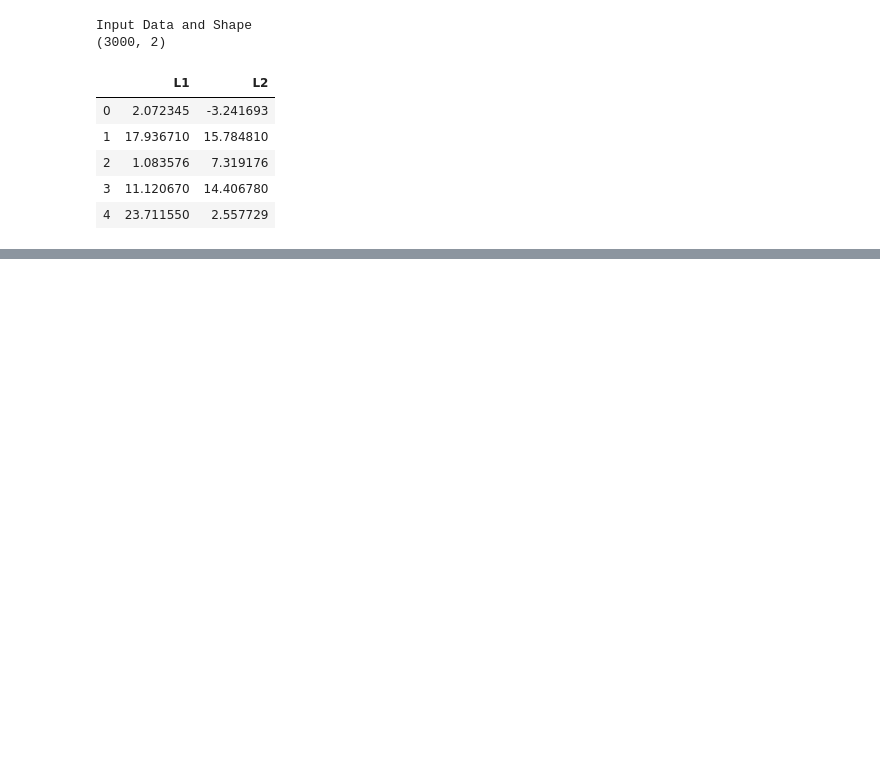
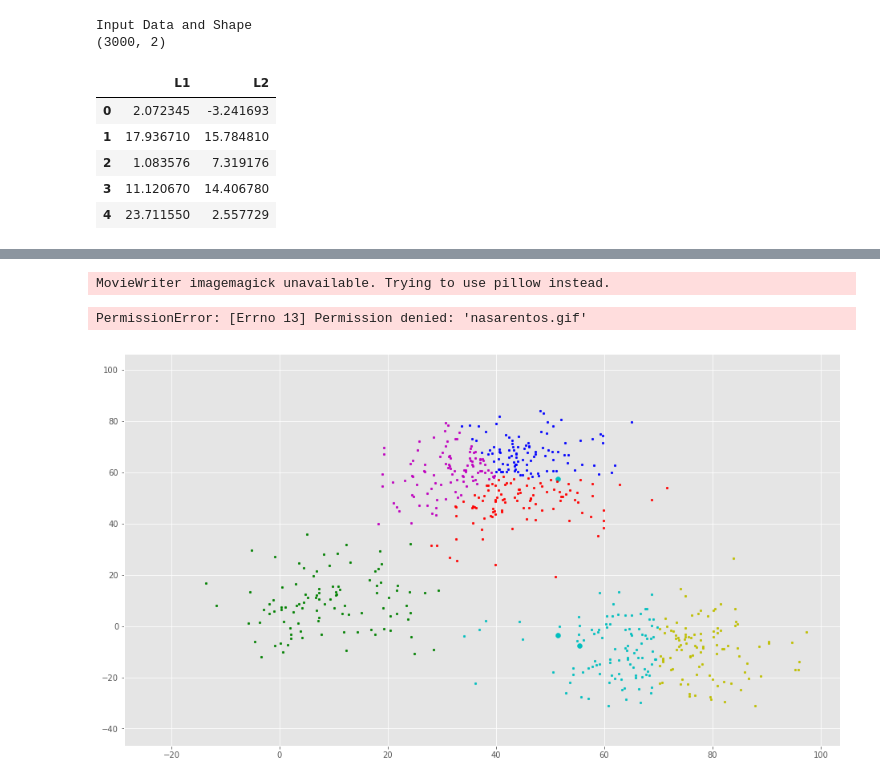
Before and after one commit to gabrielmvnog/dandelion-NASA, a Jupyter notebook: NASA - SpaceAppsChallenge - Equipe 50.ipynb, the cells around one changed output, grey strips where cells are left out. Drawn from its saved outputs; the diff is of its cells as text; code cells hidden in the pictures; blank space fills up the shorter version.

```diff
--- a/NASA - SpaceAppsChallenge - Equipe 50.ipynb
+++ b/NASA - SpaceAppsChallenge - Equipe 50.ipynb
@@ -98,0 +99,29 @@ ax.scatter(C[:, 0], C[:, 1], marker='*', s=200, c='#050505')
+# %%
+from matplotlib import pyplot as plt
+from celluloid import Camera
+
+colors = ['r', 'g', 'b', 'y', 'c', 'm']
+fig, ax = plt.subplots()
+camera = Camera(fig)
+
+def deslocar(param_inicio, param_fim):
+    for p in range(k):
+        points = np.array([X[j] for j in range(len(X)) if clusters[j] == p])
+        for point in points[param_inicio:param_fim]:
+            ax.scatter(point[0],point[1]+p,  c=colors[p])
+            ax.scatter(point[0],point[0]+k,  c=colors[p])
+            ax.scatter(point[0]+p,point[1],  c=colors[p])
+            camera.snap()
+
+lista = [[400,435],[435,455]]
+for params in lista:
+    deslocar(params[0], params[1])
+animation = camera.animate()
+for i in range(k):
+    points = np.array([X[j] for j in range(len(X)) if clusters[j] == i])
+    ax.scatter(points[:100, 0], points[:100, 1], s=7, c=colors[i])
+animation.save('nasarentos.gif', writer = 'imagemagick')
+# %% [output]
+MovieWriter imagemagick unavailable. Trying to use pillow instead.
+PermissionError: [Errno 13] Permission denied: 'nasarentos.gif'
+[figure, added]
```
Also changed, not shown: parts of 4 cells of this notebook.
